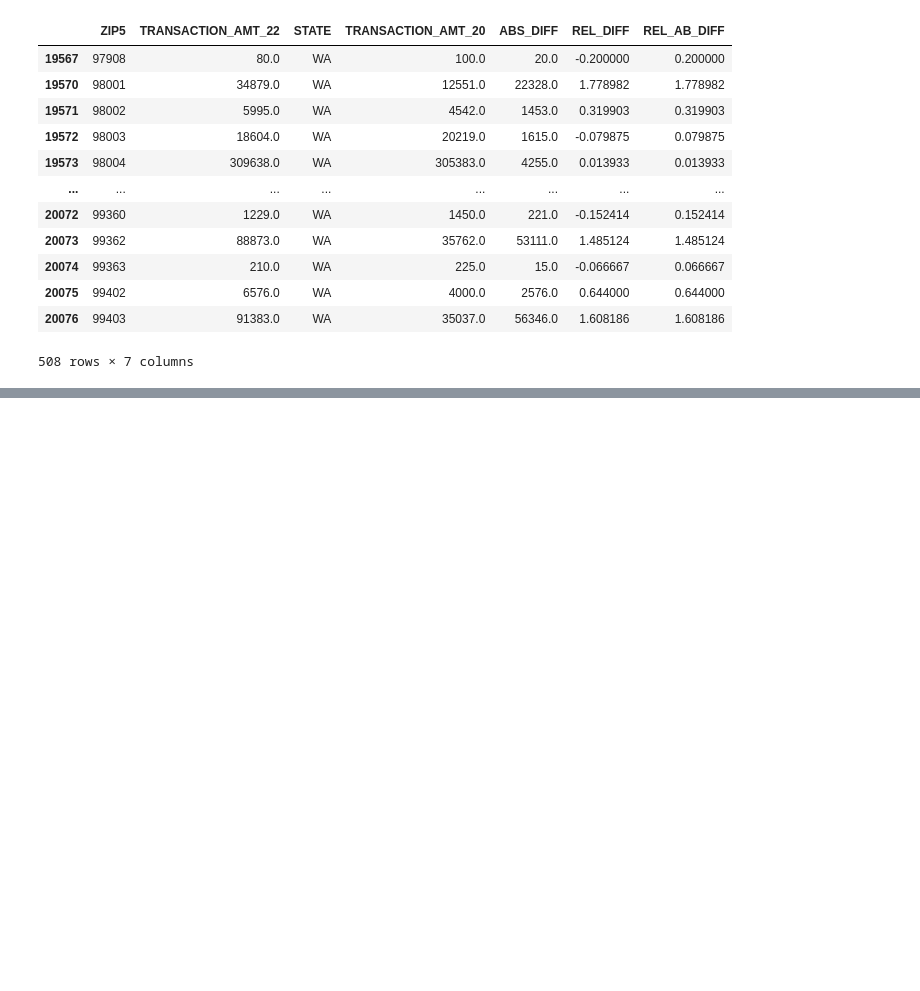
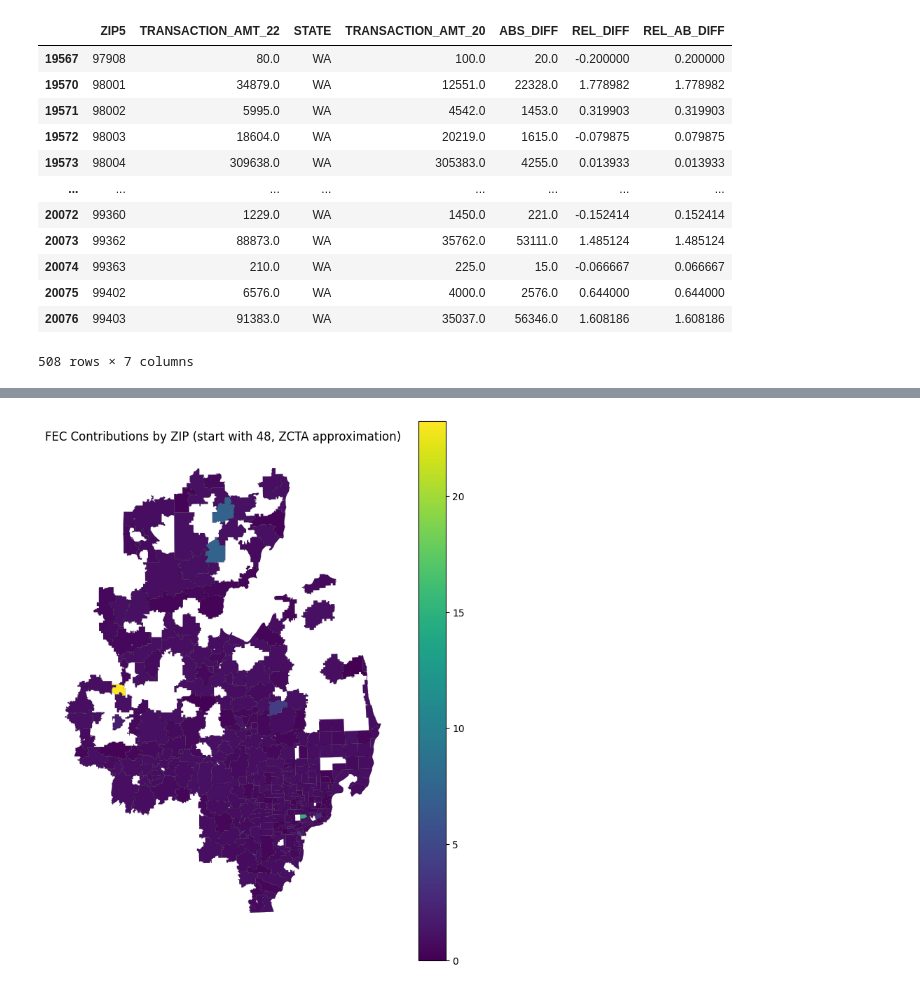
Before and after one commit to kennethgu/stats305c-project, a Jupyter notebook: milestone2/analysis/data_analysis.ipynb, the cells around one changed output, grey strips where cells are left out. Cells and saved outputs as stored; diff of their text form; code cells hidden in the pictures; blank space fills up the shorter version.

```diff
--- a/milestone2/analysis/data_analysis.ipynb
+++ b/milestone2/analysis/data_analysis.ipynb
@@ -574,0 +655,19 @@ zip_sums_diff_wa
+# %%
+fig, ax = plt.subplots(1, 1, figsize=(8, 10))
+
+start4_map.plot(
+    column="REL_AB_DIFF",          # use log scale
+    cmap="viridis",
+    linewidth=0.1,
+    edgecolor="black",
+    legend=True,
+    missing_kwds={"color": "lightgrey"},
+    ax=ax
+)
+
+ax.set_title("FEC Contributions by ZIP (start with 48, ZCTA approximation)")
+ax.axis("off")
+
+plt.show()
+# %% [output]
+[figure, added]
```
Also changed, not shown: parts of 7 cells of this notebook.
